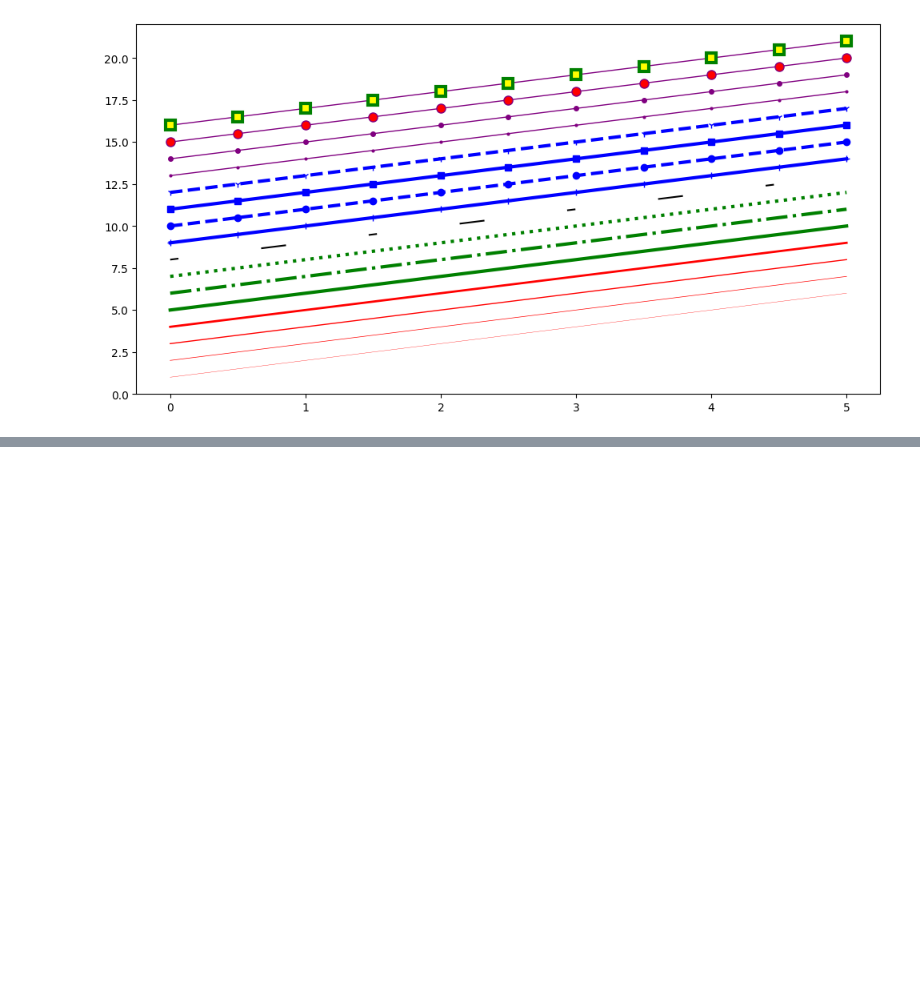
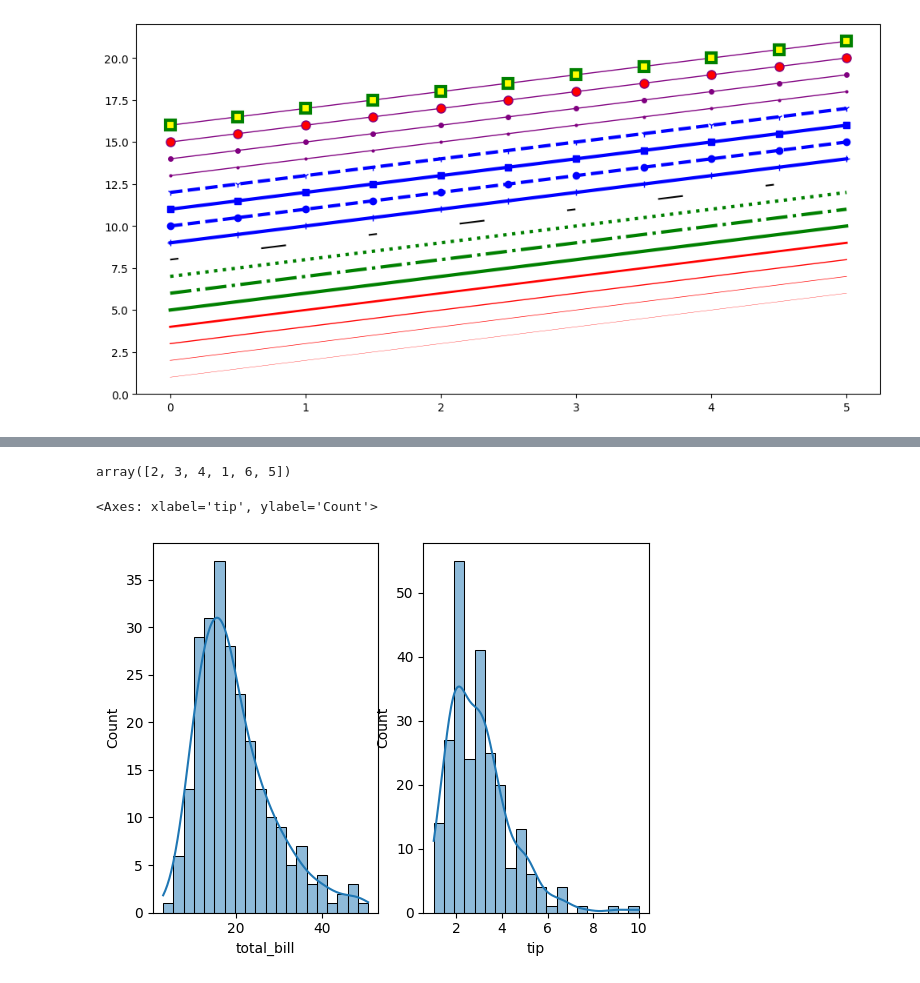
Before and after one commit to kartik147-design/Data-Visualization, a Jupyter notebook: main.ipynb, the cells around one changed output, grey strips where cells are left out. Saved outputs shown, nothing was run; the diff lists cells and outputs as text; code cells hidden in the pictures; blank space fills up the shorter version.

```diff
--- a/main.ipynb
+++ b/main.ipynb
@@ -163,0 +166,2 @@ ax.plot(xaxis, xaxis+16, color="purple", lw=1, ls='-', marker='s', markersize=8,
+# %%
+df = sns.load_dataset("tips")
@@ -163,0 +184,12 @@ ax.plot(xaxis, xaxis+16, color="purple", lw=1, ls='-', marker='s', markersize=8,
+# %%
+df['size'].unique()
+# %% [output]
+array([2, 3, 4, 1, 6, 5])
+# %%
+plt.subplot(1,2,1)
+sns.histplot(df['total_bill'],bins = 20,kde = True)
+plt.subplot(1,2,2)
+sns.histplot(df['tip'],bins = 20,kde = True)
+# %% [output]
+<Axes: xlabel='tip', ylabel='Count'>
+[figure, added]
```
Also changed, not shown: parts of 18 cells of this notebook.
